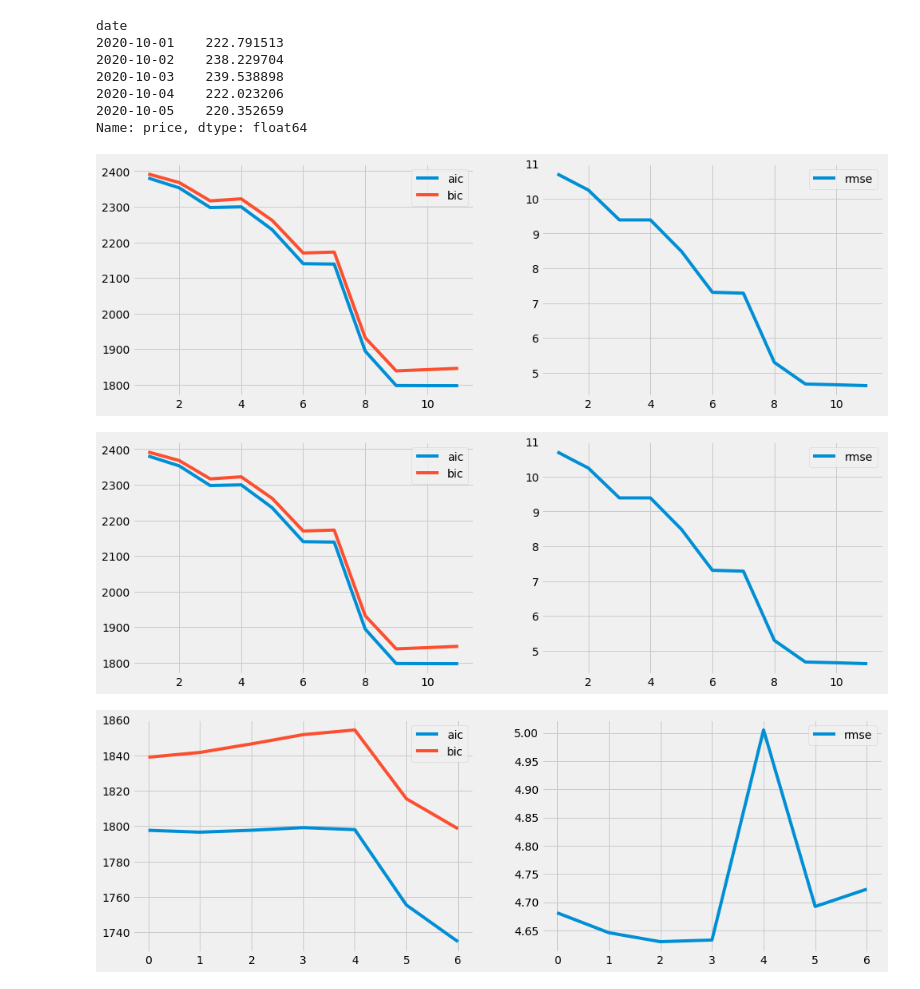
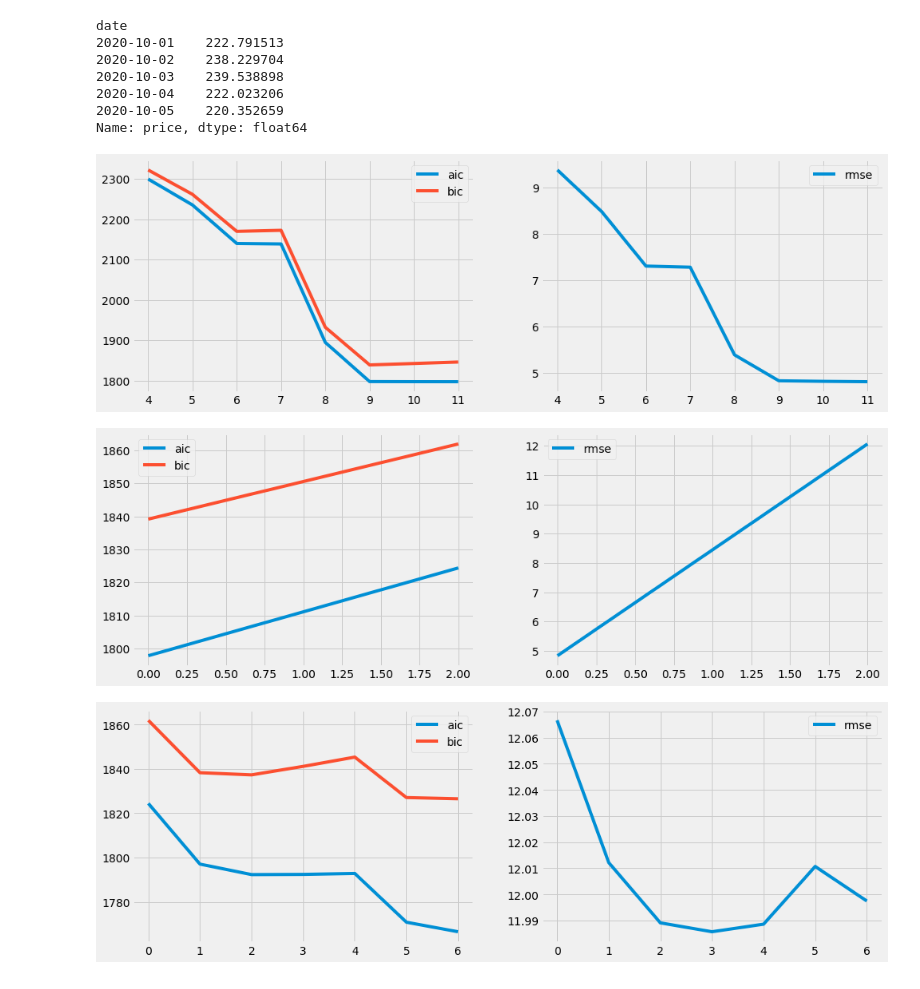
Before and after one commit to Shen-Andrew/Cogs108-Group-Project, a Jupyter notebook: ARIMA modeling.ipynb, the cells around one changed output. Cells and saved outputs as stored; diff of their text form; code cells hidden in the pictures.

```diff
--- a/ARIMA modeling.ipynb
+++ b/ARIMA modeling.ipynb
@@ -99,16 +101,18 @@ date
 2020-10-05    220.352659
 Name: price, dtype: float64
 # %%
-calculate_rmse = lambda res: np.sqrt((res.resid ** 2).sum()/(len(res.resid) - 1))
+# Function to calculate rmse using residual values
+calculate_rmse = lambda res: np.sqrt((res ** 2).sum()/(len(res) - 1))
 # %%
+# Grid search to find optimal Autoregression order
 ar_search = pd.DataFrame(columns=["aic", "bic", "rmse"])
-for i in range(1, 12):
-    arma_model = ARMA(train_part, order=(i,0))
+for i in range(4, 12):
+    arma_model = ARIMA(train_part, order=(i, 0, 0))
     arma_res = arma_model.fit()
-    ar_search.loc[i] = (arma_res.aic, arma_res.bic, calculate_rmse(arma_res))
+    ar_search.loc[i] = (arma_res.aic, arma_res.bic, calculate_rmse(arma_res.resid))
 fig, (ax1, ax2) = plt.subplots(1, 2, figsize=(15, 5))
 ar_search.plot(y=["aic", "bic"], ax=ax1)
 ar_search.plot(y="rmse", ax=ax2);
 # %% [output]
-[figure, old version]
+[figure, new version]
 # %%
@@ -116,7 +120,13 @@ ar_model = ARMA(train_part, order=(9, 0))
 ar_res = ar_model.fit()
 # %%
+# Grid search to find optimal differencing
+diff_search = pd.DataFrame(columns=["aic", "bic", "rmse"])
+for i in [0, 2]:
+    arima_model = ARIMA(train_part, order=(9, i, 0))
+    arima_res = arima_model.fit()
+    diff_search.loc[i] = (arima_res.aic, arima_res.bic, calculate_rmse(arima_res.resid))
 fig, (ax1, ax2) = plt.subplots(1, 2, figsize=(15, 5))
-ar_search.plot(y=["aic", "bic"], ax=ax1)
-ar_search.plot(y="rmse", ax=ax2);
+diff_search.plot(y=["aic", "bic"], ax=ax1)
+diff_search.plot(y="rmse", ax=ax2);
 # %% [output]
-[figure, old version]
+[figure, new version]
@@ -123,14 +137,15 @@ ar_search.plot(y="rmse", ax=ax2);
 # %%
+# Grid search to find optimal moving average window size
 ma_search = pd.DataFrame(columns=["aic", "bic", "rmse"])
 # Anything that is 7 or higher throws an error due to the series being non stationary past a week
 for i in range(7):
-    arma_model = ARMA(train_part, order=(9,i))
+    arma_model = ARIMA(train_part, order=(9, 2, i))
     arma_res = arma_model.fit()
-    ma_search.loc[i] = (arma_res.aic, arma_res.bic, calculate_rmse(arma_res))
+    ma_search.loc[i] = (arma_res.aic, arma_res.bic, calculate_rmse(arma_res.resid))
 fig, (ax1, ax2) = plt.subplots(1, 2, figsize=(15, 5))
 ma_search.plot(y=["aic", "bic"], ax=ax1)
 ma_search.plot(y="rmse", ax=ax2);
 # %% [output]
-[figure, old version]
+[figure, new version]
 # %%
 # Best params from grid search
```
Also changed, not shown: parts of 19 cells of this notebook, 1 other file.
